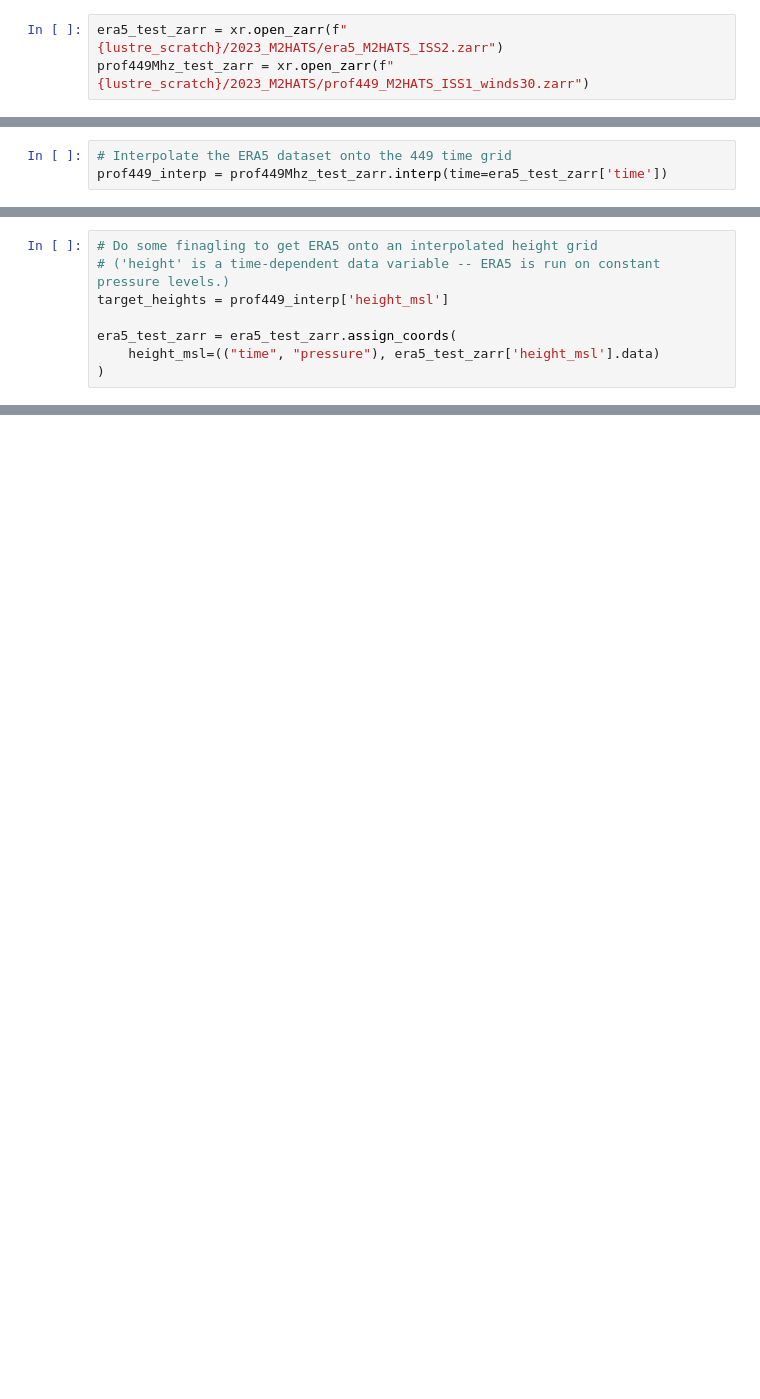
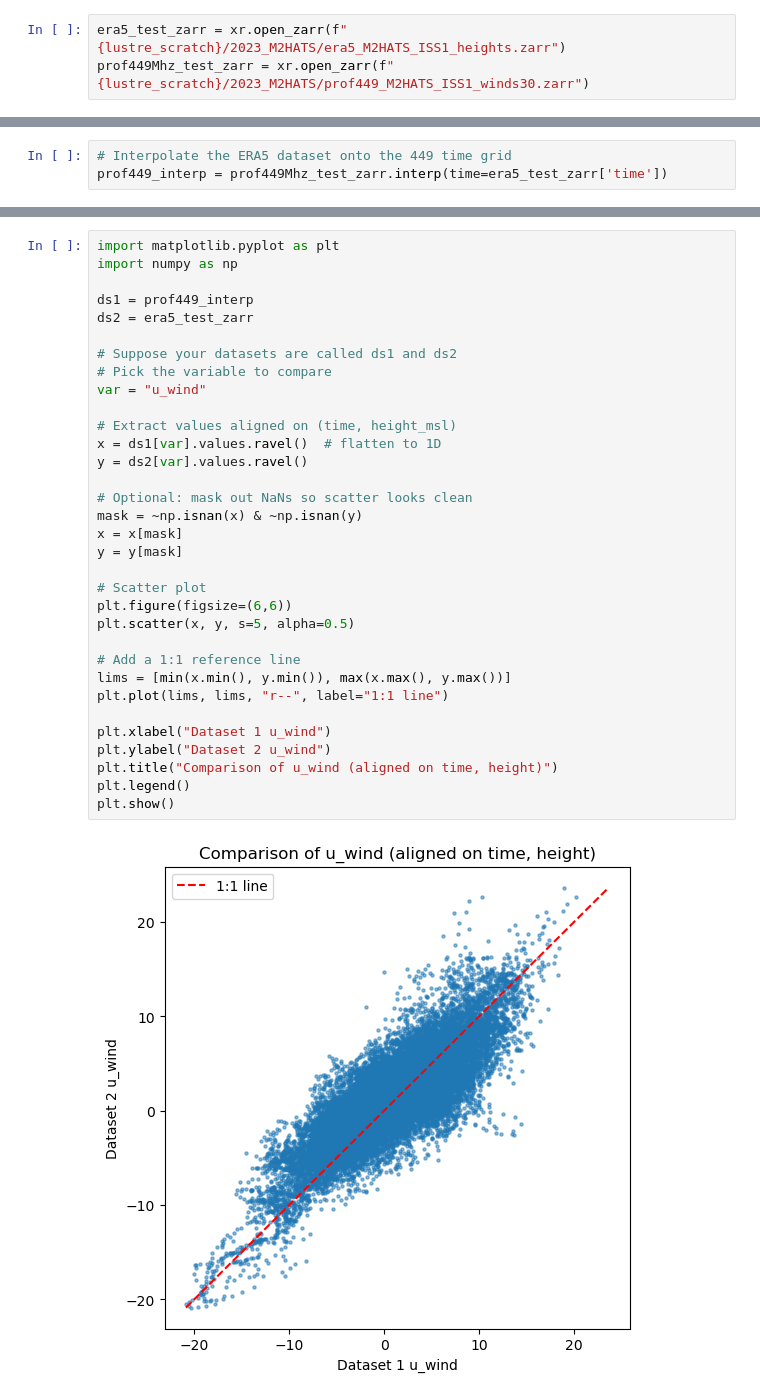
Before and after one commit to myasea8/gdex_eol, a Jupyter notebook: compare_datasets.ipynb, the cells around one changed output, grey strips where cells are left out. Drawn from its saved outputs; the diff is of its cells as text; blank space fills up the shorter version.

```diff
--- a/compare_datasets.ipynb
+++ b/compare_datasets.ipynb
@@ -10,7 +11,7 @@ lustre_scratch  = "/lustre/desc1/scratch/myasears"
 # %% [markdown]
 ### Read in zarr stores
 # %%
-era5_test_zarr = xr.open_zarr(f"{lustre_scratch}/2023_M2HATS/era5_M2HATS_ISS2.zarr")
+era5_test_zarr = xr.open_zarr(f"{lustre_scratch}/2023_M2HATS/era5_M2HATS_ISS1_heights.zarr")
 prof449Mhz_test_zarr = xr.open_zarr(f"{lustre_scratch}/2023_M2HATS/prof449_M2HATS_ISS1_winds30.zarr")
 # %% [markdown]
 ### Interpolate datasets to the same grid
@@ -54,8 +26,0 @@ meters
-# %%
-# Do some finagling to get ERA5 onto an interpolated height grid
-# ('height' is a time-dependent data variable -- ERA5 is run on constant pressure levels.)
-target_heights = prof449_interp['height_msl']
-
-era5_test_zarr = era5_test_zarr.assign_coords(
-    height_msl=(("time", "pressure"), era5_test_zarr['height_msl'].data)
-)
@@ -283,0 +32,35 @@ netCDF Operators version 5.0.3 (Homepage = http://nco.sf.net, Code = http://gith
+# %%
+import matplotlib.pyplot as plt
+import numpy as np
+
+ds1 = prof449_interp
+ds2 = era5_test_zarr
+
+# Suppose your datasets are called ds1 and ds2
+# Pick the variable to compare
+var = "u_wind"
+
+# Extract values aligned on (time, height_msl)
+x = ds1[var].values.ravel()  # flatten to 1D
+y = ds2[var].values.ravel()
+
+# Optional: mask out NaNs so scatter looks clean
+mask = ~np.isnan(x) & ~np.isnan(y)
+x = x[mask]
+y = y[mask]
+
+# Scatter plot
+plt.figure(figsize=(6,6))
+plt.scatter(x, y, s=5, alpha=0.5)
+
+# Add a 1:1 reference line
+lims = [min(x.min(), y.min()), max(x.max(), y.max())]
+plt.plot(lims, lims, "r--", label="1:1 line")
+
+plt.xlabel("Dataset 1 u_wind")
+plt.ylabel("Dataset 2 u_wind")
+plt.title("Comparison of u_wind (aligned on time, height)")
+plt.legend()
+plt.show()
+# %% [output]
+[figure, added]
```
Also changed, not shown: parts of 10 cells of this notebook, 1 other file.
